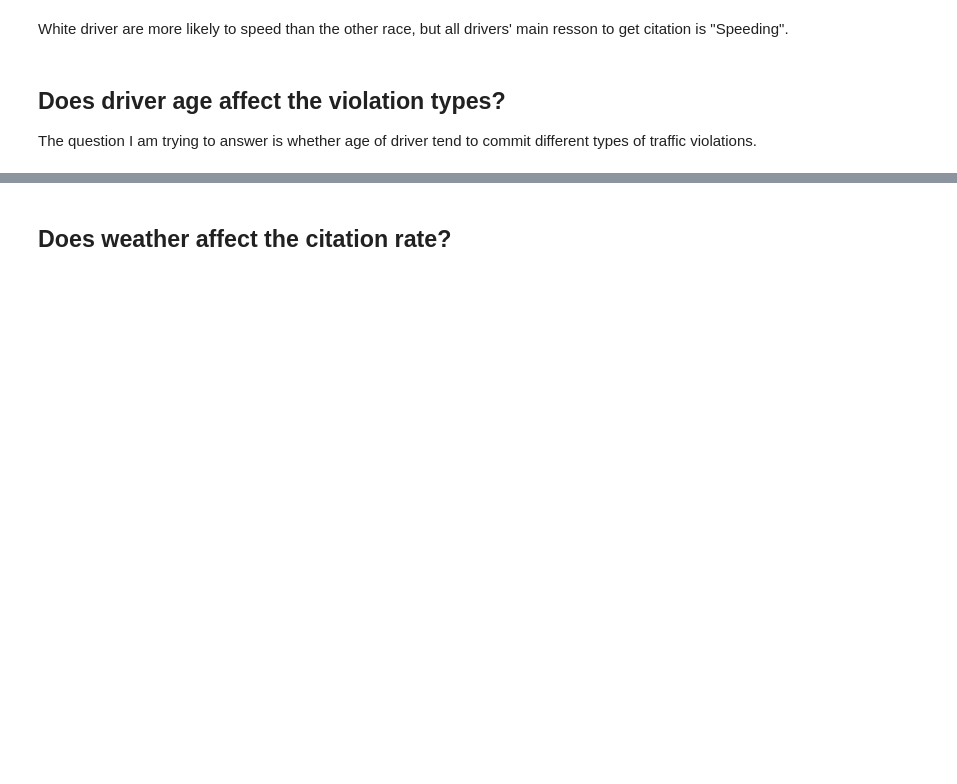
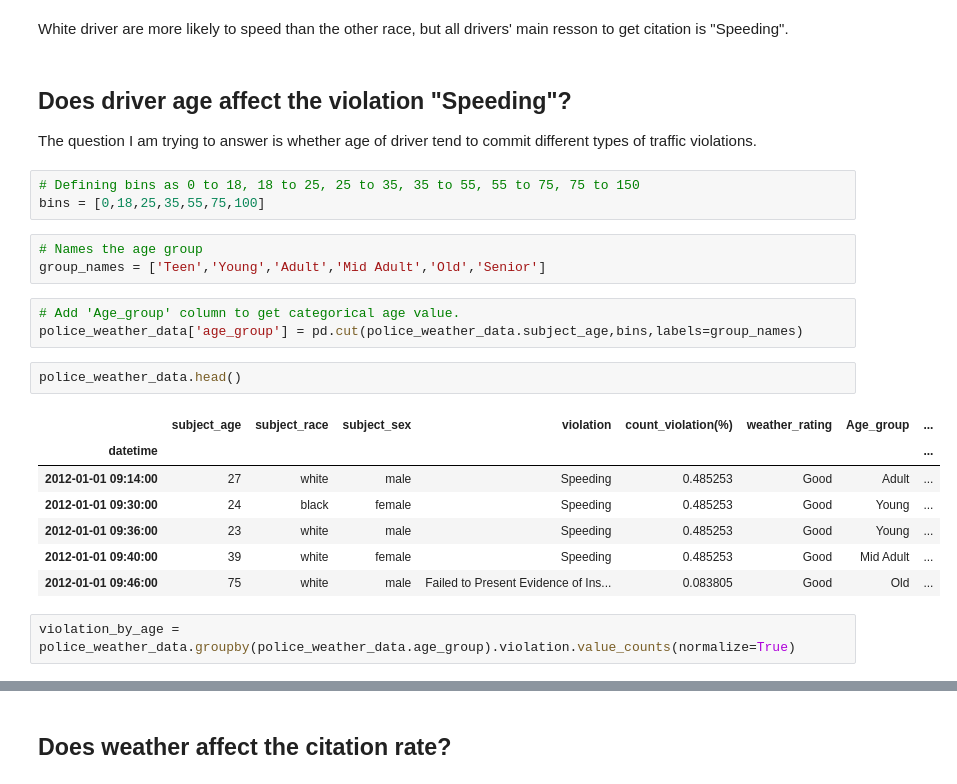
Before and after one commit to Happydogs/Aurora_Policing_Project, a Jupyter notebook: Aurora_Policing_Project.ipynb, the cells around one changed output, grey strips where cells are left out. Saved outputs shown, nothing was run; the diff lists cells and outputs as text; blank space fills up the shorter version.

```diff
--- a/Aurora_Policing_Project.ipynb
+++ b/Aurora_Policing_Project.ipynb
@@ -1078,5 +1078,26 @@ Name: violation, dtype: float64
 # %% [markdown]
 White driver are more likely to speed than the other race, but all drivers' main resson to get citation is "Speeding".
 # %% [markdown]
-## Does driver age affect the violation types?
+## Does driver age affect the violation "Speeding"?
 The question I am trying to answer is whether age of driver tend to commit different types of traffic violations.
+# %%
+# Defining bins as 0 to 18, 18 to 25, 25 to 35, 35 to 55, 55 to 75, 75 to 150
+bins = [0,18,25,35,55,75,100]
+# %%
+# Names the age group
+group_names = ['Teen','Young','Adult','Mid Adult','Old','Senior']
+# %%
+# Add 'Age_group' column to get categorical age value.
+police_weather_data['age_group'] = pd.cut(police_weather_data.subject_age,bins,labels=group_names)
+# %%
+police_weather_data.head()
+# %% [output]
+|  | subject_age | subject_race | subject_sex | violation | count_violation(%) | weather_rating | Age_group | ... |
+| datetime |  |  |  |  |  |  |  | ... |
+| 2012-01-01 09:14:00 | 27 | white | male | Speeding | 0.485253 | Good | Adult | ... |
+| 2012-01-01 09:30:00 | 24 | black | female | Speeding | 0.485253 | Good | Young | ... |
+| 2012-01-01 09:36:00 | 23 | white | male | Speeding | 0.485253 | Good | Young | ... |
+| 2012-01-01 09:40:00 | 39 | white | female | Speeding | 0.485253 | Good | Mid Adult | ... |
+| 2012-01-01 09:46:00 | 75 | white | male | Failed to Present Evidence of Ins... | 0.083805 | Good | Old | ... |
+# %%
+violation_by_age = police_weather_data.groupby(police_weather_data.age_group).violation.value_counts(normalize=True)
```
Also changed, not shown: parts of 15 cells of this notebook.
